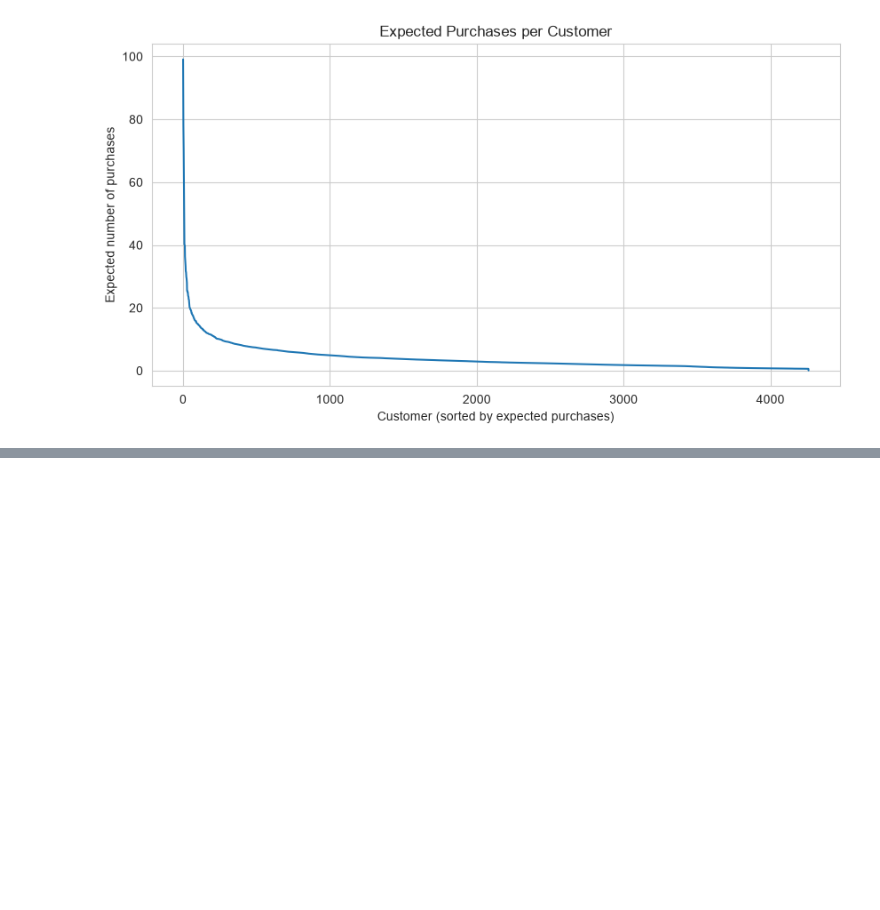
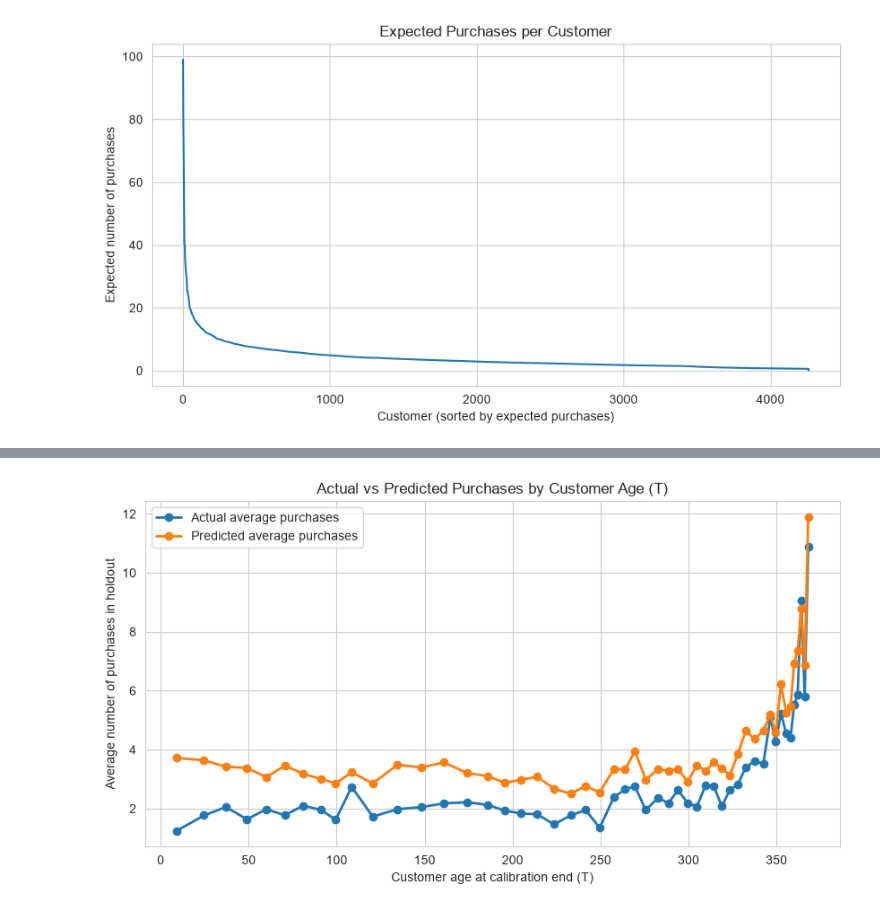
Before and after one commit to amdirfan88/customer-clv, a Jupyter notebook: notebooks/02_CLV.ipynb, the cells around one changed output, grey strips where cells are left out. Drawn from its saved outputs; the diff is of its cells as text; code cells hidden in the pictures; blank space fills up the shorter version.

Commit message:
Added more plotting for  Pareto NBD

```diff
--- a/notebooks/02_CLV.ipynb
+++ b/notebooks/02_CLV.ipynb
@@ -665,0 +1207,88 @@ NameError: name 'product_table' is not defined
+# %%
+# --------------------------------------------------
+# 1) Predict and attach actual purchases
+# --------------------------------------------------
+evaluation["pred_purchases"] = np.asarray(
+    model.expected_purchases(data=summary_cal, future_t=holdout_period)
+).ravel()
+
+actual = df_holdout.groupby("Customer ID")["order_id"].nunique()
+evaluation["actual_purchases"] = evaluation["customer_id"].map(actual).fillna(0)
+
+plot_data = evaluation.dropna(subset=["pred_purchases", "actual_purchases", "T"]).copy()
+
+# --------------------------------------------------
+# 2) Create about 50 classes for T using quantiles
+#    T = customer age at end of calibration period
+# --------------------------------------------------
+plot_data["T_class"] = pd.qcut(
+    plot_data["T"],
+    q=50,
+    duplicates="drop"
+)
+
+T_summary = (
+    plot_data
+    .groupby("T_class", observed=True)
+    .agg(
+        actual_avg_purchases=("actual_purchases", "mean"),
+        pred_avg_purchases=("pred_purchases", "mean"),
+        n_customers=("customer_id", "size")
+    )
+    .reset_index()
+)
+
+# Use class midpoints for plotting on the x-axis
+T_summary["T_mid"] = T_summary["T_class"].apply(
+    lambda x: (x.left + x.right) / 2
+)
+
+T_summary = T_summary.sort_values("T_mid").reset_index(drop=True)
+
+# --------------------------------------------------
+# 3) Figure 1: Actual vs Predicted purchases by T class
+# --------------------------------------------------
+plt.figure(figsize=(10, 5))
+
+plt.plot(
+    T_summary["T_mid"],
+    T_summary["actual_avg_purchases"],
+    marker="o",
+    linewidth=2,
+    label="Actual average purchases"
+)
+
+plt.plot(
+    T_summary["T_mid"],
+    T_summary["pred_avg_purchases"],
+    marker="o",
+    linewidth=2,
+    label="Predicted average purchases"
+)
+
+plt.xlabel("Customer age at calibration end (T)")
+plt.ylabel("Average number of purchases in holdout")
+plt.title("Actual vs Predicted Purchases by Customer Age (T)")
+plt.grid(True)
+plt.legend()
+plt.show()
+
+# --------------------------------------------------
+# 4) Figure 2: Customer distribution by T class
+# --------------------------------------------------
+plt.figure(figsize=(10, 5))
+
+plt.plot(
+    T_summary["T_mid"],
+    T_summary["n_customers"],
+    marker="o",
+    linewidth=2
+)
+
+plt.xlabel("Customer age at calibration end (T)")
+plt.ylabel("Number of customers")
+plt.title("Customer Distribution by T Class")
+plt.grid(True)
+plt.show()
+# %% [output]
+[figure, added]
```
Also changed, not shown: parts of 16 cells of this notebook, 1 other file.
